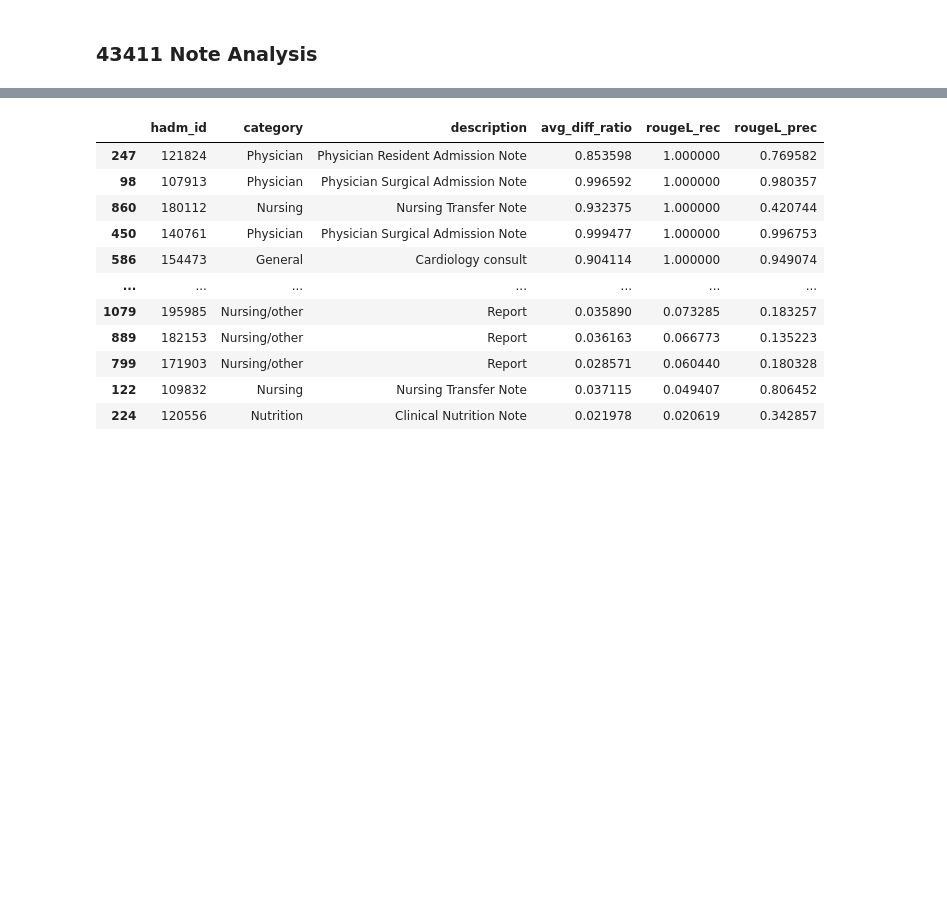
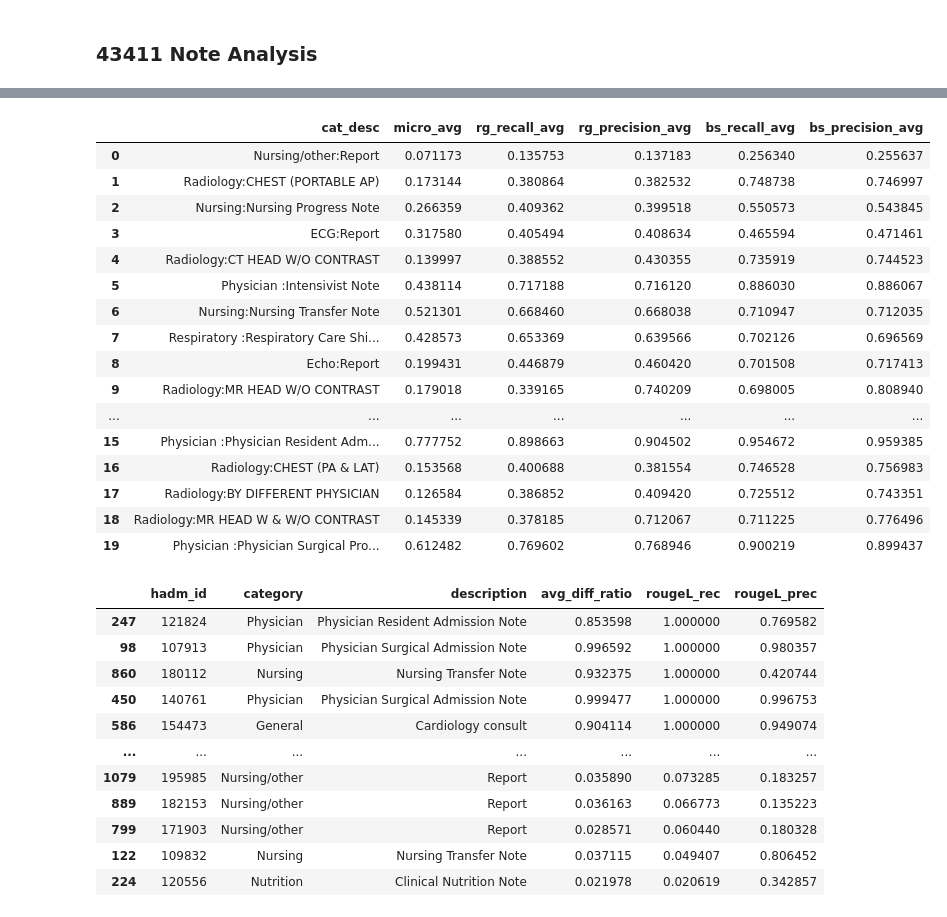
Before and after one commit to tomolopolis/clinical_sum, a Jupyter notebook: Redundnacy_Exploration.ipynb, the cells around one changed output, grey strips where cells are left out. Cells and saved outputs as stored; diff of their text form; code cells hidden in the pictures; blank space fills up the shorter version.

Commit message:
PPL experiments, differ module, more token level redunancy changes:

```diff
--- a/Redundnacy_Exploration.ipynb
+++ b/Redundnacy_Exploration.ipynb
@@ -168,0 +218,2 @@ stroke_notes = pd.read_csv('../data/43411_notes.csv')
+# %%
+avgs = compute_avgs(df)
@@ -169,3 +373,23 @@ stroke_notes = pd.read_csv('../data/43411_notes.csv')
+# %%
+avgs.loc[:, ['cat_desc', 'micro_avg', 'rg_recall_avg', 'rg_precision_avg', 'bs_recall_avg', 'bs_precision_avg']]
+# %% [output]
+|  | cat_desc | micro_avg | rg_recall_avg | rg_precision_avg | bs_recall_avg | bs_precision_avg |
+| 0 | Nursing/other:Report | 0.071173 | 0.135753 | 0.137183 | 0.256340 | 0.255637 |
+| 1 | Radiology:CHEST (PORTABLE AP) | 0.173144 | 0.380864 | 0.382532 | 0.748738 | 0.746997 |
+| 2 | Nursing:Nursing Progress Note | 0.266359 | 0.409362 | 0.399518 | 0.550573 | 0.543845 |
+| 3 | ECG:Report | 0.317580 | 0.405494 | 0.408634 | 0.465594 | 0.471461 |
+| 4 | Radiology:CT HEAD W/O CONTRAST | 0.139997 | 0.388552 | 0.430355 | 0.735919 | 0.744523 |
+| 5 | Physician :Intensivist Note | 0.438114 | 0.717188 | 0.716120 | 0.886030 | 0.886067 |
+| 6 | Nursing:Nursing Transfer Note | 0.521301 | 0.668460 | 0.668038 | 0.710947 | 0.712035 |
+| 7 | Respiratory :Respiratory Care Shi... | 0.428573 | 0.653369 | 0.639566 | 0.702126 | 0.696569 |
+| 8 | Echo:Report | 0.199431 | 0.446879 | 0.460420 | 0.701508 | 0.717413 |
+| 9 | Radiology:MR HEAD W/O CONTRAST | 0.179018 | 0.339165 | 0.740209 | 0.698005 | 0.808940 |
+| ... | ... | ... | ... | ... | ... | ... |
+| 15 | Physician :Physician Resident Adm... | 0.777752 | 0.898663 | 0.904502 | 0.954672 | 0.959385 |
+| 16 | Radiology:CHEST (PA & LAT) | 0.153568 | 0.400688 | 0.381554 | 0.746528 | 0.756983 |
+| 17 | Radiology:BY DIFFERENT PHYSICIAN | 0.126584 | 0.386852 | 0.409420 | 0.725512 | 0.743351 |
+| 18 | Radiology:MR HEAD W & W/O CONTRAST | 0.145339 | 0.378185 | 0.712067 | 0.711225 | 0.776496 |
+| 19 | Physician :Physician Surgical Pro... | 0.612482 | 0.769602 | 0.768946 | 0.900219 | 0.899437 |
 # %%
 stroke_care_notes_df, stroke_discharge_df = split_notes(stroke_notes)
 # %%
```
Also changed, not shown: parts of 39 cells of this notebook, 2 other files.
